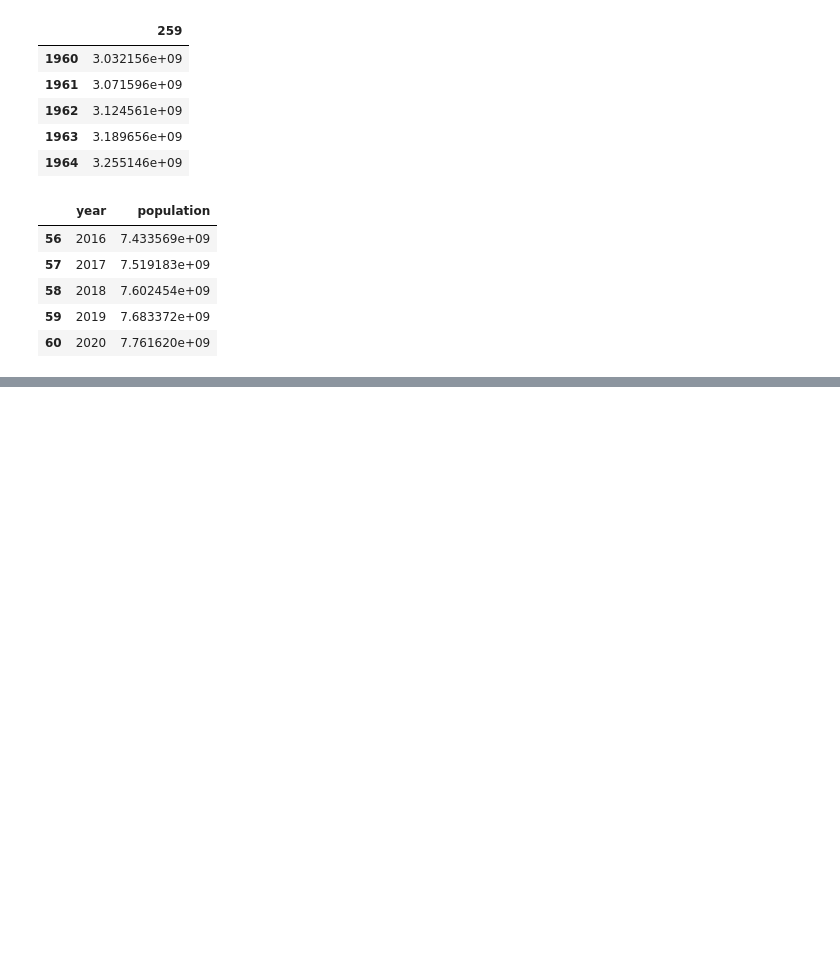
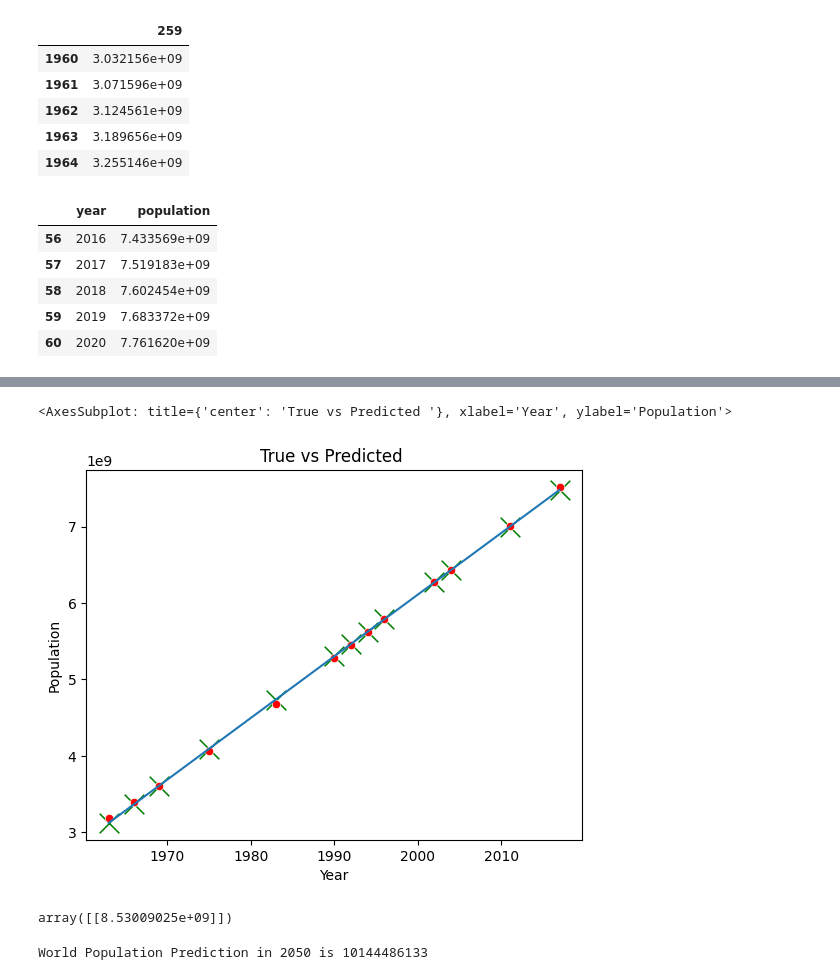
Before and after one commit to wendikardian/aidev2, a Jupyter notebook: pop/main.ipynb, the cells around one changed output, grey strips where cells are left out. Saved outputs shown, nothing was run; the diff lists cells and outputs as text; code cells hidden in the pictures; blank space fills up the shorter version.

```diff
--- a/pop/main.ipynb
+++ b/pop/main.ipynb
@@ -152,22 +148,0 @@ Epoch 100/100
-# %%
-x = bd['year'].values
-y = bd['population'].values
-
-# split data into train and test sets
-x_train, x_test, y_train, y_test = train_test_split(x, y, test_size=0.2)
-
-# reshape data for keras
-x_train = x_train.reshape(-1, 1)
-x_test = x_test.reshape(-1, 1)
-
-# create linear regression neural network
-model = Sequential()
-model.add(Dense(1, input_dim=1, activation='linear'))
-
-# compile and fit model
-model.compile(optimizer='adam', loss='mean_squared_error')
-model.fit(x_train, y_train, epochs=1000, batch_size=1)
-
-# make predictions
-x_test
-y_pred = model.predict(x_test)
@@ -208,4 +148,0 @@ array([[95613.36 ],
-# %%
-y_pred = model.predict([[2019]])
-
-y_pred
@@ -214,0 +149,23 @@ array([[96089.055]], dtype=float32)
+# %%
+import matplotlib.pyplot as plt
+
+plt.xlabel("Year")
+plt.ylabel("Population")
+plt.title("True vs Predicted ")
+sns.lineplot(x=X_test.reshape(-1), y=y_pred.reshape(-1))
+sns.scatterplot(x=X_test.reshape(-1), y=y_pred.reshape(-1), marker="x", color="green", s = 200)
+sns.scatterplot(x=X_test.reshape(-1), y=y_test.reshape(-1), color="red")
+# %% [output]
+<AxesSubplot: title={'center': 'True vs Predicted '}, xlabel='Year', ylabel='Population'>
+[figure, added]
+# %%
+test_data = model.predict([[2030]])
+test_data
+# %% [output]
+array([[8.53009025e+09]])
+# %%
+year_input = int(input("Year : "))
+predict_input = model.predict([[year_input]])
+print(f"World Population Prediction in {year_input} is {int(predict_input[0][0])}")
+# %% [output]
+World Population Prediction in 2050 is 10144486133
```
Also changed, not shown: parts of 14 cells of this notebook, 8 other files.
